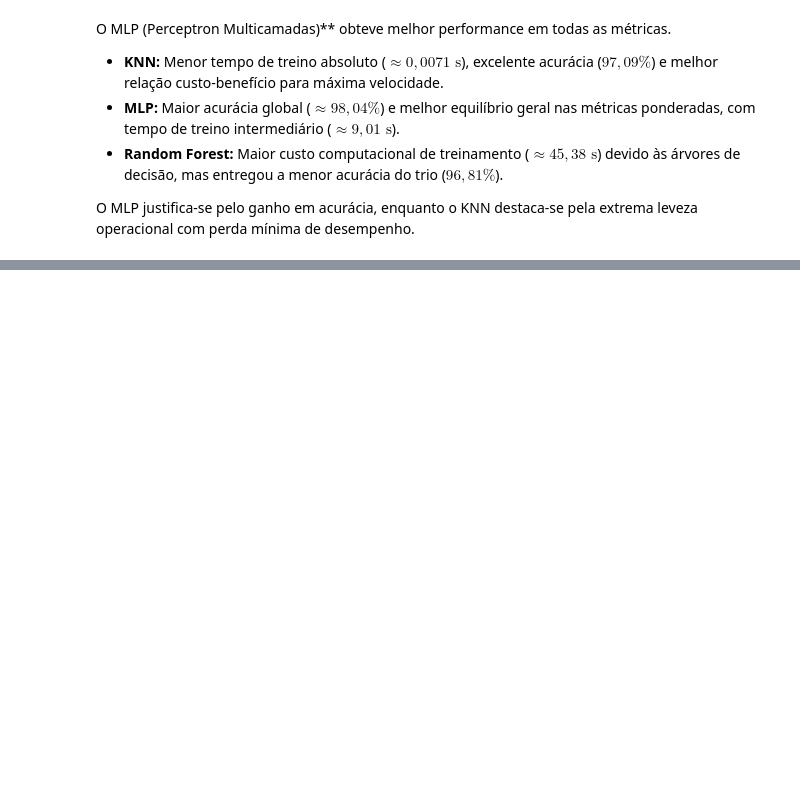
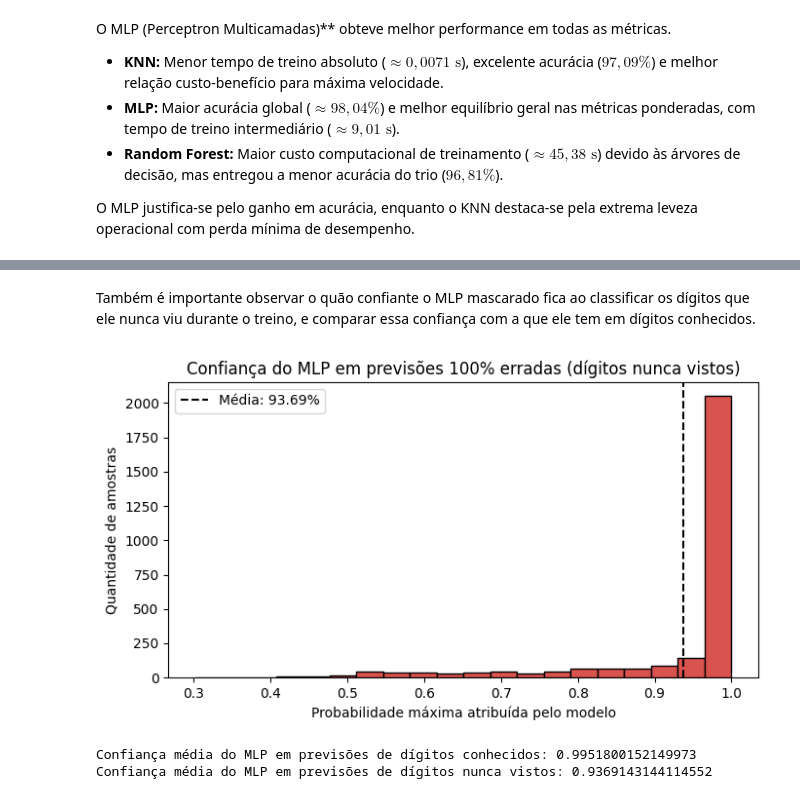
Before and after one commit to Jenifer19IFC/SCTEC-Mini-Projeto-MD2, a Jupyter notebook: mnist.ipynb, the cells around one changed output, grey strips where cells are left out. Saved outputs shown, nothing was run; the diff lists cells and outputs as text; code cells hidden in the pictures; blank space fills up the shorter version.

```diff
--- a/mnist.ipynb
+++ b/mnist.ipynb
@@ -262,0 +333,26 @@ O MLP justifica-se pelo ganho em acurácia, enquanto o KNN destaca-se pela extre
+# %% [markdown]
+Também é importante observar o quão confiante o MLP mascarado fica ao classificar os dígitos que ele nunca viu durante o treino, e comparar essa confiança com a que ele tem em dígitos conhecidos.
+# %%
+# Confiança (probabilidade máxima prevista) do MLP mascarado nas classes nunca vistas (4 e 7)
+probas_ocultado = mlp_mascarado.predict_proba(X_test_ocultado)
+confianca_ocultado = probas_ocultado.max(axis=1)
+
+plot_confianca(
+    confianca_ocultado,
+    titulo="Confiança do MLP em previsões 100% erradas (dígitos nunca vistos)",
+    nome_arquivo='confianca_class_masking_ocultado.png',
+)
+# %% [output]
+[figure, added]
+# %%
+# Confiança do mesmo modelo nas classes que ele de fato conhece, para efeito de comparação
+X_test_conhecido, y_test_conhecido = remover_classes(X_test, y_test, classes_ocultadas)
+
+probas_conhecido = mlp_mascarado.predict_proba(X_test_conhecido)
+confianca_conhecido = probas_conhecido.max(axis=1)
+
+print("Confiança média do MLP em previsões de dígitos conhecidos:", confianca_conhecido.mean())
+print("Confiança média do MLP em previsões de dígitos nunca vistos:", confianca_ocultado.mean())
+# %% [output]
+Confiança média do MLP em previsões de dígitos conhecidos: 0.9951800152149973
+Confiança média do MLP em previsões de dígitos nunca vistos: 0.9369143144114552
```
Also changed, not shown: parts of 15 cells of this notebook, 10 other files.
